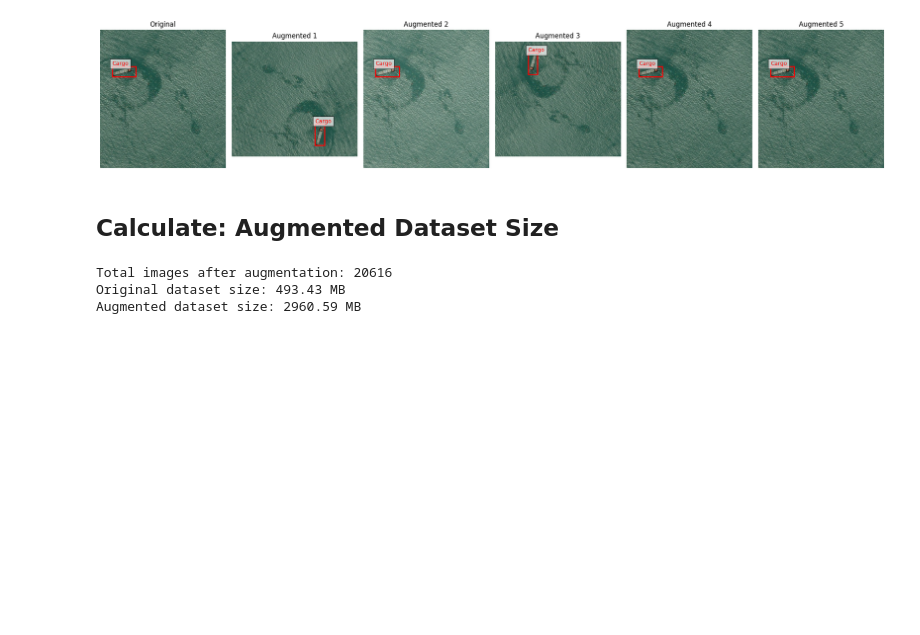
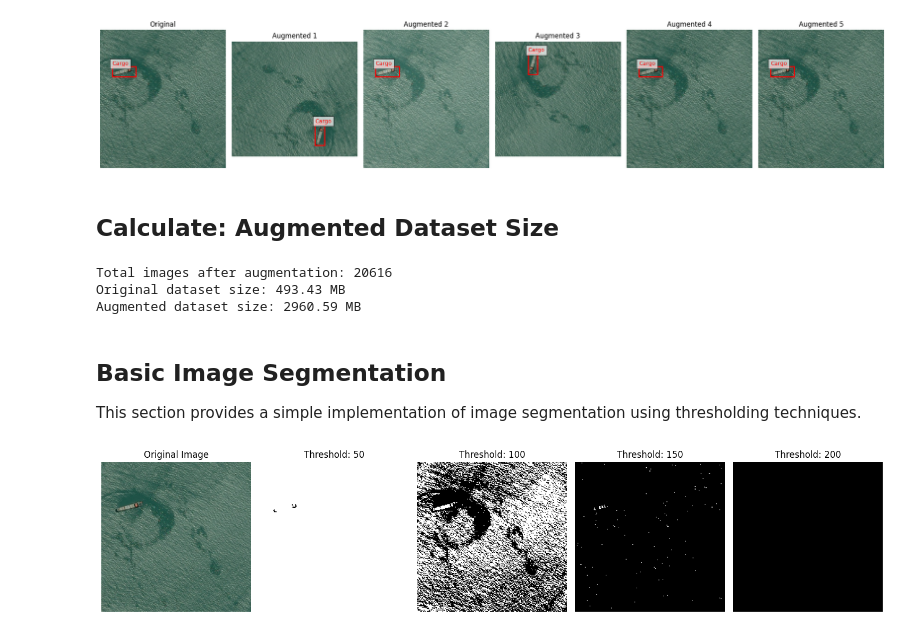
Before and after one commit to ElanoBeer/synthetic-satellite-pipeline, a Jupyter notebook: notebooks/image_augmentation_utils.ipynb, the cells around one changed output. Drawn from its saved outputs; the diff is of its cells as text; code cells hidden in the pictures; blank space fills up the shorter version.

```diff
--- a/notebooks/image_augmentation_utils.ipynb
+++ b/notebooks/image_augmentation_utils.ipynb
@@ -451,3 +534,6 @@ print(f"Augmented dataset size: {result['augmented_size_mb']:.2f} MB")
 Total images after augmentation: 20616
 Original dataset size: 493.43 MB
 Augmented dataset size: 2960.59 MB
+# %% [markdown]
+## Basic Image Segmentation
+This section provides a simple implementation of image segmentation using thresholding techniques.
@@ -453,0 +569,30 @@ Augmented dataset size: 2960.59 MB
+# %%
+# Load and preprocess a sample image
+image_path = 'E:/Datasets/MasatiV2/JPEGImages/7bd3a77f3.bmp'
+image = load_and_preprocess_image(image_path)
+
+# Set up different threshold values for segmentation
+threshold_values = [50, 100, 150, 200]
+
+# Create a figure to display results
+plt.figure(figsize=(15, 8))
+
+# Display the original image
+plt.subplot(1, len(threshold_values) + 1, 1)
+plt.imshow(image)
+plt.title('Original Image')
+plt.axis('off')
+
+# Apply segmentation for each threshold and display the result
+for i, threshold in enumerate(threshold_values):
+    segmented_image = simple_image_segmentation(image, threshold=threshold)
+
+    plt.subplot(1, len(threshold_values) + 1, i + 2)
+    plt.imshow(segmented_image, cmap='gray')
+    plt.title(f'Threshold: {threshold}')
+    plt.axis('off')
+
+plt.tight_layout()
+plt.show()
+# %% [output]
+[figure, added]
```
Also changed, not shown: parts of 6 cells of this notebook, 1 other file.
